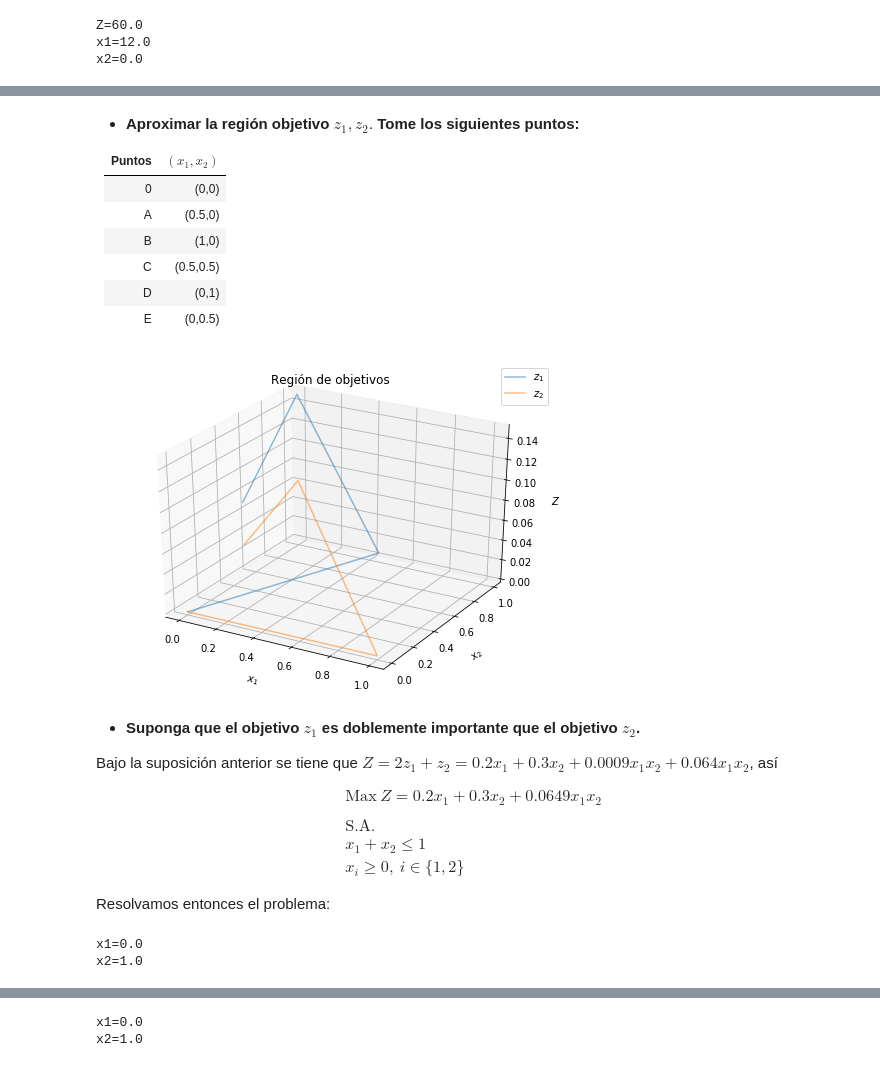
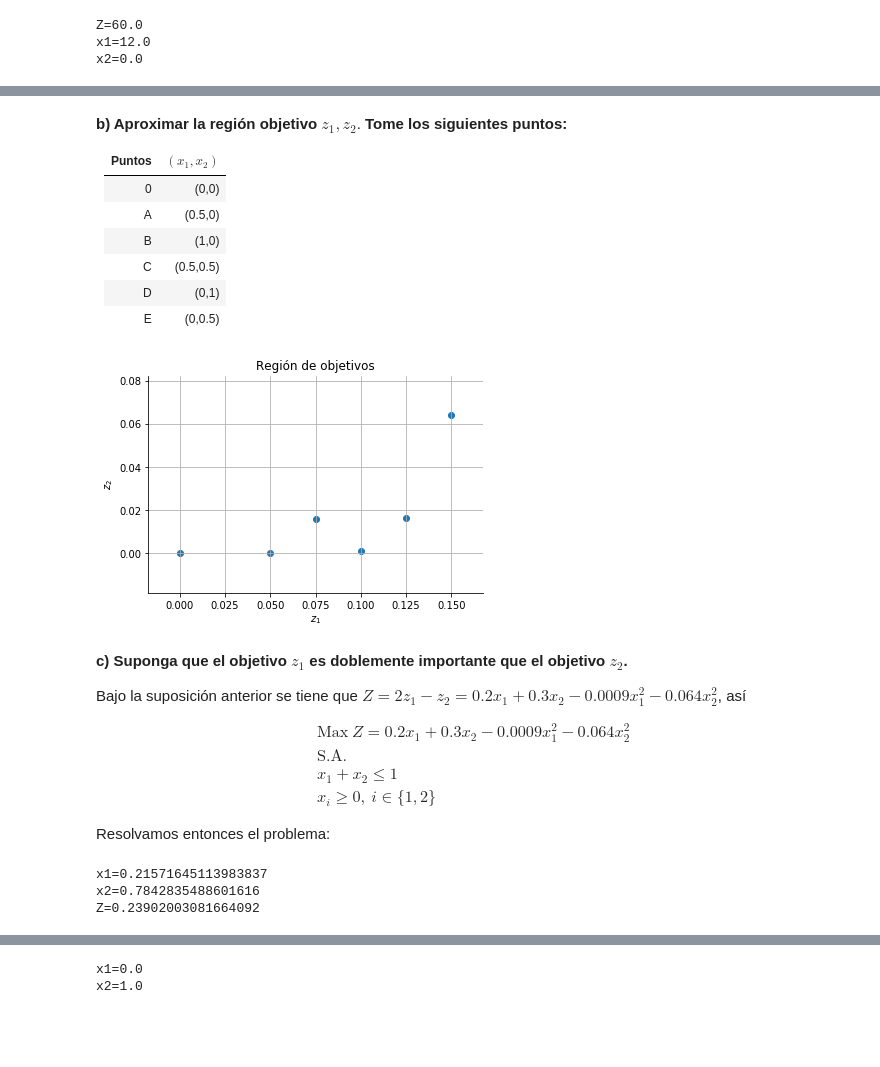
Before and after one commit to j-luisrd/Programaci-n, a Jupyter notebook: PM/Taller.ipynb, the cells around one changed output, grey strips where cells are left out. Saved outputs shown, nothing was run; the diff lists cells and outputs as text; code cells hidden in the pictures; blank space fills up the shorter version.

```diff
--- a/PM/Taller.ipynb
+++ b/PM/Taller.ipynb
@@ -280,0 +238,6 @@ plot(4,8,8,24,6,47,0,0,0,0)
+# %%
+def z_1(Array):
+    return 4*Array[0]+8*Array[1]
+def z_2(Array):
+    return 8*Array[0]+24*Array[1]
+plot(6,47,0,0)
@@ -330,5 +305,5 @@ plot(0.1,0.15,0.0009,0.064,1,1,0,0,0,0)
 # %% [markdown]
-* **Aproximar la región objetivo** $z_1,z_2$. **Tome los siguientes puntos:**
+**b) Aproximar la región objetivo** $z_1,z_2$. **Tome los siguientes puntos:**
 
 | **Puntos** | $(x_1,x_2)$ |
 | ---------- | ----------- |
@@ -339,23 +314,25 @@ plot(0.1,0.15,0.0009,0.064,1,1,0,0,0,0)
 |      D     |    (0,1)    |
 |      E     |   (0,0.5)   |
 # %%
+def z_1(array):
+    return 0.1*array[0]+0.15*array[1]
+def z_2(array):
+    return 0.0009*(array[0]**2)+0.064*(array[1]**2)
 puntos=np.array([[0,0],[0.5,0],[1,0],[0.5,0.5],[0,1],[0,0.5]])
-puntos_x=[0,0.5,1,0.5,0,0]
-puntos_y=[0,0,0,0.5,1,0.5]
-plot(0.1,0.15,0.0009,0.064,1,1,1,puntos,puntos_x,puntos_y)
+plot(1,1,1,puntos)
 # %% [output]
-[figure, old version]
+[figure, new version]
 # %% [markdown]
-* **Suponga que el objetivo** $z_1$ **es doblemente importante que el objetivo $z_2$.**
+**c) Suponga que el objetivo** $z_1$ **es doblemente importante que el objetivo $z_2$.**
 
-Bajo la suposición anterior se tiene que $Z=2z_1+z_2=0.2x_1+0.3x_2+0.0009x_1x_2+0.064x_1x_2$, así
+Bajo la suposición anterior se tiene que $Z=2z_1-z_2=0.2x_1+0.3x_2-0.0009x_1^2-0.064x_2^2$, así
 
-$$\begin{aligned}&\text{Max} \ Z=0.2x_1+0.3x_2+0.0649x_1x_2\\ \\&\text{S.A.}\\ &x_1+x_2\leq 1\\ &x_i\geq 0, \ i\in\{1,2\} \end{aligned}$$
+$$\begin{aligned}&\text{Max} \ Z=0.2x_1+0.3x_2-0.0009x_1^2-0.064x_2^2\\&\text{S.A.}\\ &x_1+x_2\leq 1\\ &x_i\geq 0, \ i\in\{1,2\} \end{aligned}$$
 
 Resolvamos entonces el problema:
 # %%
 def objective(x):
-    return -0.2*x[0]-0.3*x[1]-0.0649*x[0]*x[1]
+    return -0.2*x[0]-0.3*x[1]+0.0009*(x[0]**2)+0.064*(x[1]**2)
 def constraint1(x):
     return -x[0]-x[1]+1
 x0=np.array([0,1])
@@ -367,7 +344,9 @@ solution = minimize(objective,x0,method='SLSQP',bounds=bnds,constraints=cons)
 x=solution.x
 print('x1=' + str(x[0]))
 print('x2=' + str(x[1]))
+print('Z='+str(-1*objective(x)))
 # %% [output]
-x1=0.0
-x2=1.0
+x1=0.21571645113983837
+x2=0.7842835488601616
+Z=0.23902003081664092
 # %% [markdown]
```
Also changed, not shown: parts of 18 cells of this notebook.
